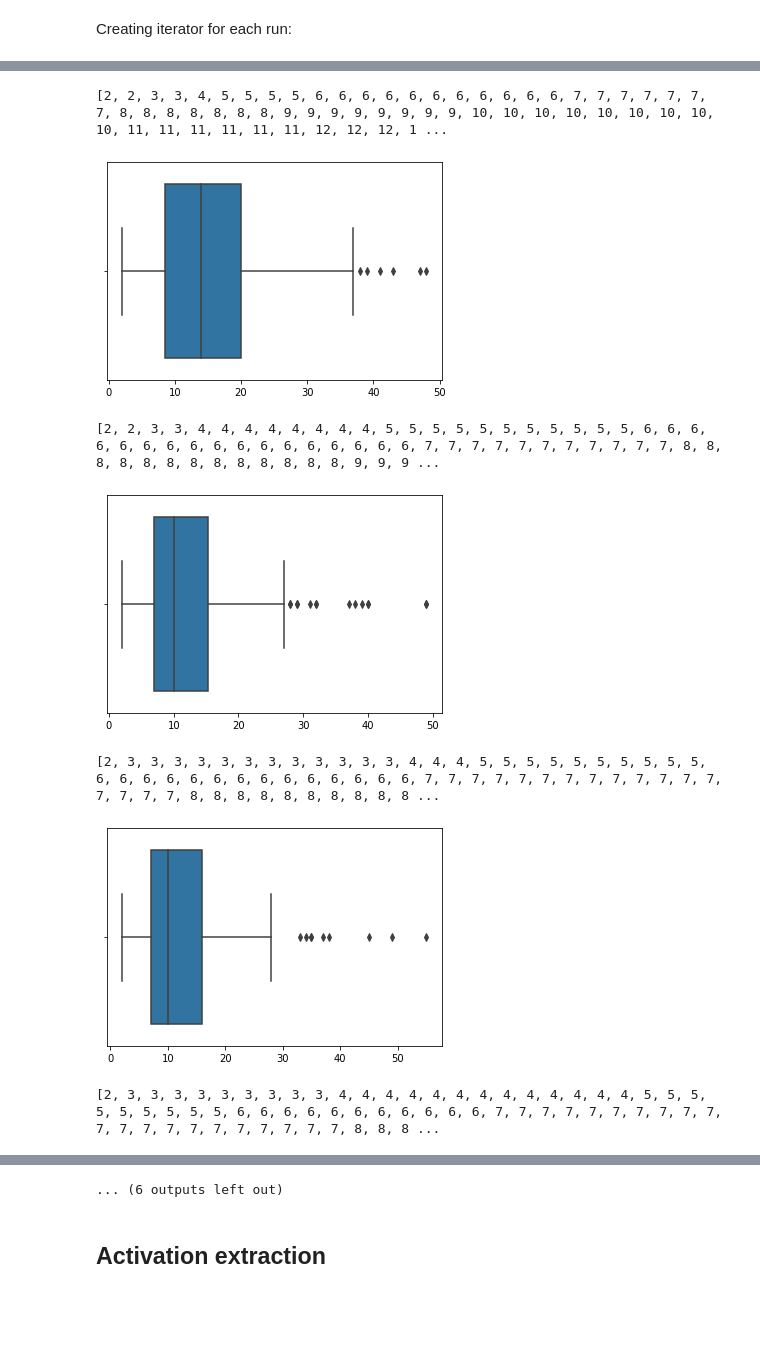
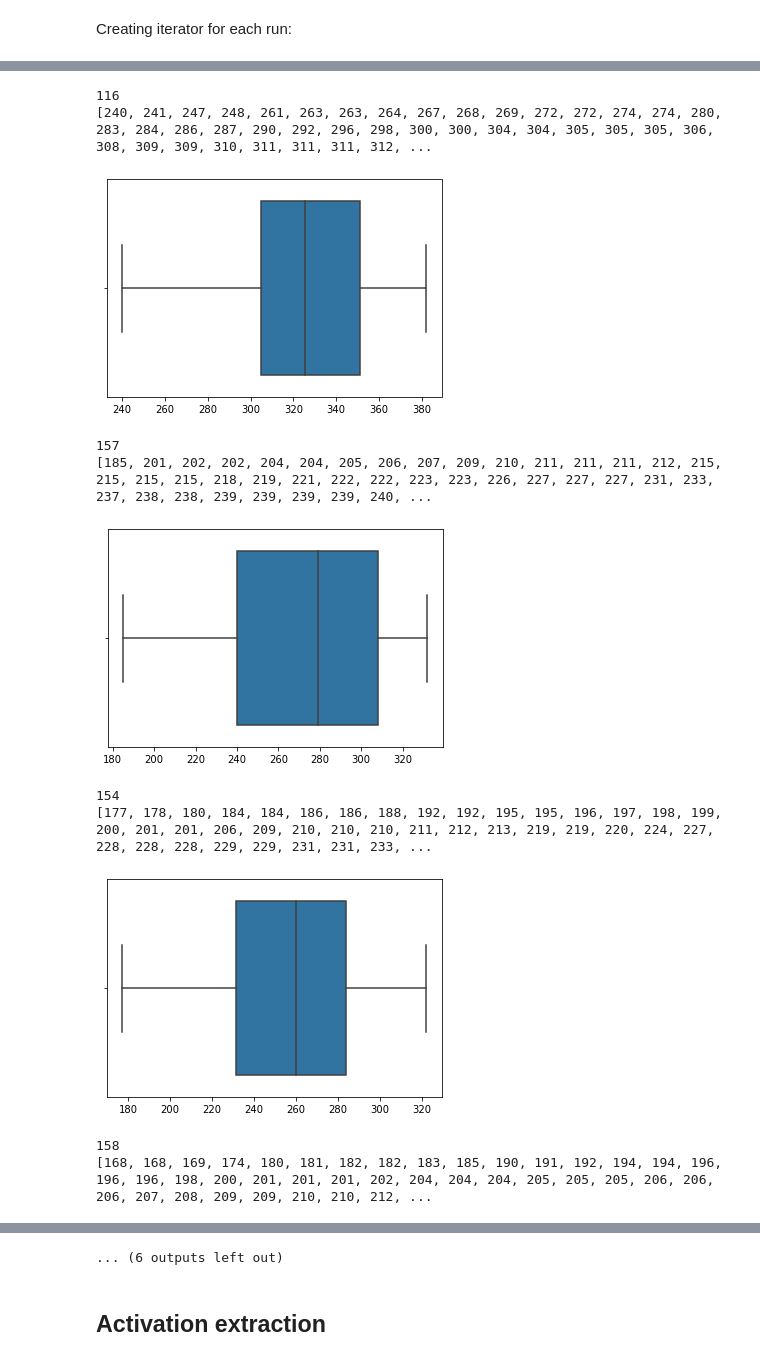
Before and after one commit to AlexandrePsq/NLP_models, a Jupyter notebook: BERT/generate_activations.ipynb, the cells around one changed output, grey strips where cells are left out. Cells and saved outputs as stored; diff of their text form; code cells hidden in the pictures; blank space fills up the shorter version.

```diff
--- a/BERT/generate_activations.ipynb
+++ b/BERT/generate_activations.ipynb
@@ -64,7 +64,7 @@ for index in range(9):
     batches, indexes = utils.batchify_per_sentence_with_pre_and_post_context(
                 iterator_list[index],
                 1,
-                2,
+                5,
                 0,
                 'bert-base-uncased',
                 max_length=512)
@@ -88,13 +88,18 @@ for index in range(9):
 ... (6 outputs left out)
 # %%
+import utils
+import seaborn as sns
+import matplotlib.pyplot as plt
+
 for index in range(9):
     batches, indexes = utils.batchify_per_sentence_with_pre_and_post_context(
                 iterator_list[index],
                 1,
-                0,
+                20,
                 0,
                 'bert-base-uncased',
                 max_length=512)
+    print(len(batches))
     print(sorted([len(item.split()) for item in batches]))
     sns.boxplot(sorted([len(item.split()) for item in batches]))
     plt.show()
@@ -105,7 +111,11 @@ for index in range(9):
-[2, 2, 3, 3, 4, 5, 5, 5, 5, 6, 6, 6, 6, 6, 6, 6, 6, 6, 6, 6, 7, 7, 7, 7, 7, 7, 7, 8, 8, 8, 8, 8, 8, 8, 9, 9, 9, 9, 9, 9, 9, 9, 10, 10, 10, 10, 10, 10, 10, 10, 10, 11, 11, 11, 11, 11, 11, 12, 12, 12, 1 ...
+116
+[240, 241, 247, 248, 261, 263, 263, 264, 267, 268, 269, 272, 272, 274, 274, 280, 283, 284, 286, 287, 290, 292, 296, 298, 300, 300, 304, 304, 305, 305, 305, 306, 308, 309, 309, 310, 311, 311, 311, 312, ...
-[figure, old version]
+[figure, new version]
-[2, 2, 3, 3, 4, 4, 4, 4, 4, 4, 4, 4, 5, 5, 5, 5, 5, 5, 5, 5, 5, 5, 5, 6, 6, 6, 6, 6, 6, 6, 6, 6, 6, 6, 6, 6, 6, 6, 6, 6, 7, 7, 7, 7, 7, 7, 7, 7, 7, 7, 7, 8, 8, 8, 8, 8, 8, 8, 8, 8, 8, 8, 8, 8, 9, 9, 9 ...
+157
+[185, 201, 202, 202, 204, 204, 205, 206, 207, 209, 210, 211, 211, 211, 212, 215, 215, 215, 215, 218, 219, 221, 222, 222, 223, 223, 226, 227, 227, 227, 231, 233, 237, 238, 238, 239, 239, 239, 239, 240, ...
-[figure, old version]
+[figure, new version]
-[2, 3, 3, 3, 3, 3, 3, 3, 3, 3, 3, 3, 3, 4, 4, 4, 5, 5, 5, 5, 5, 5, 5, 5, 5, 5, 6, 6, 6, 6, 6, 6, 6, 6, 6, 6, 6, 6, 6, 6, 7, 7, 7, 7, 7, 7, 7, 7, 7, 7, 7, 7, 7, 7, 7, 7, 7, 8, 8, 8, 8, 8, 8, 8, 8, 8, 8 ...
+154
+[177, 178, 180, 184, 184, 186, 186, 188, 192, 192, 195, 195, 196, 197, 198, 199, 200, 201, 201, 206, 209, 210, 210, 210, 211, 212, 213, 219, 219, 220, 224, 227, 228, 228, 228, 229, 229, 231, 231, 233, ...
-[figure, old version]
+[figure, new version]
-[2, 3, 3, 3, 3, 3, 3, 3, 3, 3, 4, 4, 4, 4, 4, 4, 4, 4, 4, 4, 4, 4, 4, 5, 5, 5, 5, 5, 5, 5, 5, 5, 6, 6, 6, 6, 6, 6, 6, 6, 6, 6, 6, 7, 7, 7, 7, 7, 7, 7, 7, 7, 7, 7, 7, 7, 7, 7, 7, 7, 7, 7, 7, 7, 8, 8, 8 ...
+158
+[168, 168, 169, 174, 180, 181, 182, 182, 183, 185, 190, 191, 192, 194, 194, 196, 196, 196, 198, 200, 201, 201, 201, 202, 204, 204, 204, 205, 205, 205, 206, 206, 206, 207, 208, 209, 209, 210, 210, 212, ...
```
Also changed, not shown: parts of 6 cells of this notebook, 1 other file.
